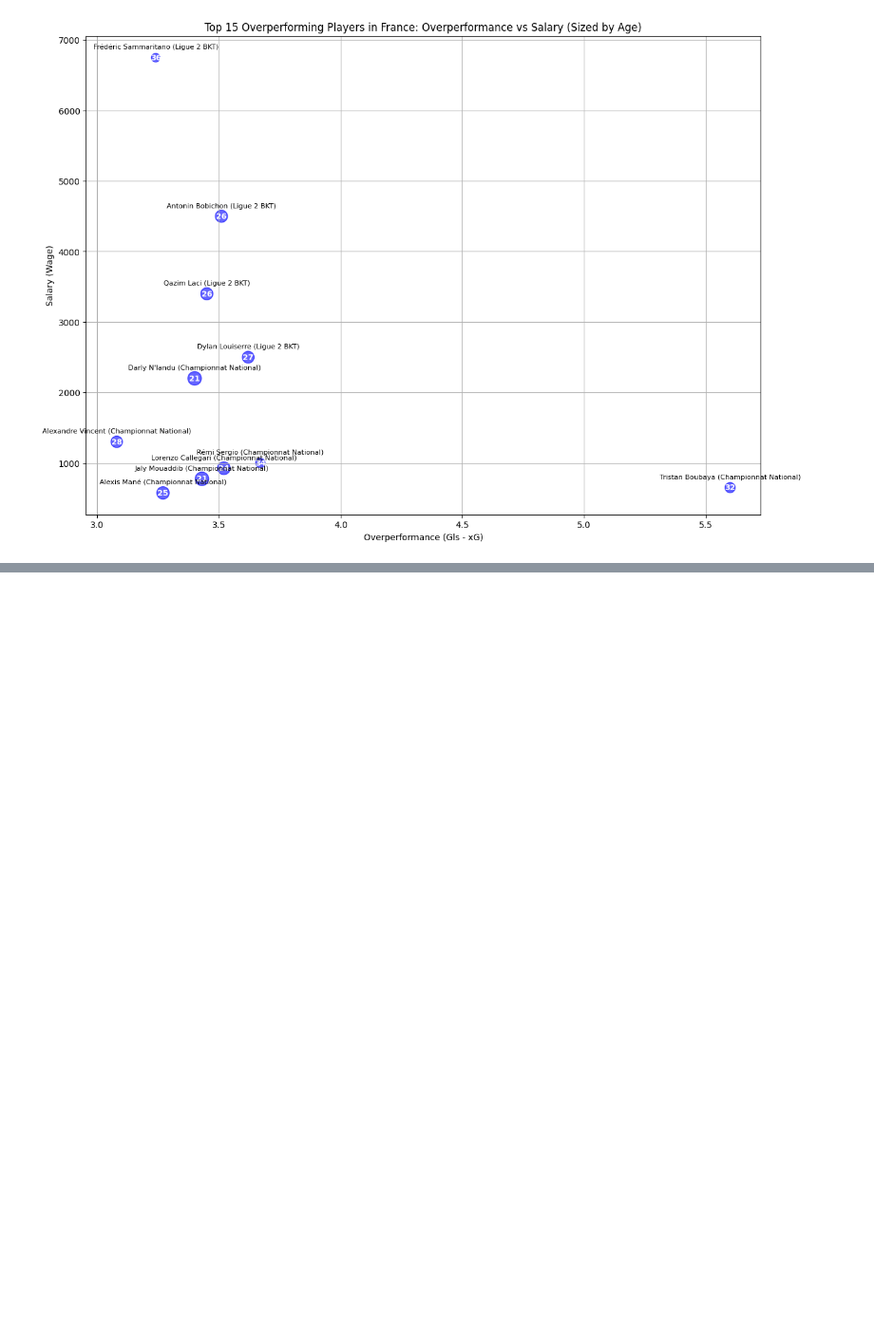
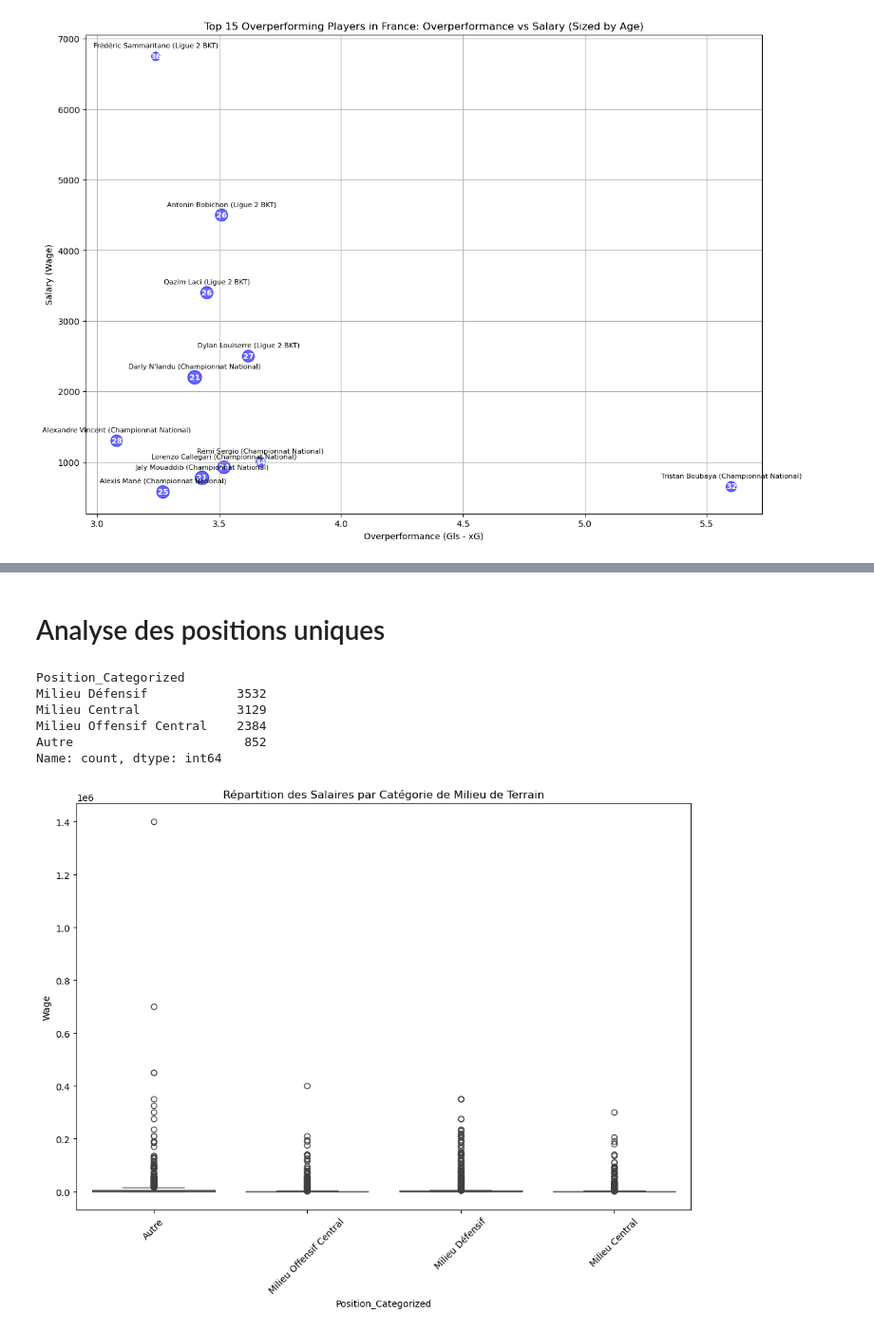
Before and after one commit to bbmt0/fm22_moneyball, a Jupyter notebook: notebooks/01_exploration_data.ipynb, the cells around one changed output, grey strips where cells are left out. Shown at 95% size. Drawn from its saved outputs; the diff is of its cells as text; code cells hidden in the pictures; blank space fills up the shorter version.

Commit message:
more data expl

```diff
--- a/notebooks/01_exploration_data.ipynb
+++ b/notebooks/01_exploration_data.ipynb
@@ -75,0 +120,35 @@ See the caveats in the documentation: https://pandas.pydata.org/pandas-docs/stab
+# %% [markdown]
+# Analyse des positions uniques
+# %%
+def categorize_midfielders(position):
+    position = position.upper()
+
+    if 'DM' in position:
+        return 'Milieu Défensif'
+    elif 'AM (C)' in position:
+        return 'Milieu Offensif Central'
+    elif 'M (C)' in position:
+        return 'Milieu Central'
+    else:
+        return 'Autre'
+# Appliquer la fonction de regroupement
+df['Position_Categorized'] = df['Position'].apply(categorize_midfielders)
+
+# Vérifiez la distribution après regroupement
+position_categorized_counts = df['Position_Categorized'].value_counts()
+print(position_categorized_counts)
+# %% [output]
+Position_Categorized
+Milieu Défensif            3532
+Milieu Central             3129
+Milieu Offensif Central    2384
+Autre                       852
+Name: count, dtype: int64
+# %%
+plt.figure(figsize=(12, 8))
+sns.boxplot(x='Position_Categorized', y='Wage', data=df)
+plt.xticks(rotation=45)
+plt.title('Répartition des Salaires par Catégorie de Milieu de Terrain')
+plt.show()
+# %% [output]
+[figure, added]
```
Also changed, not shown: parts of 13 cells of this notebook.
